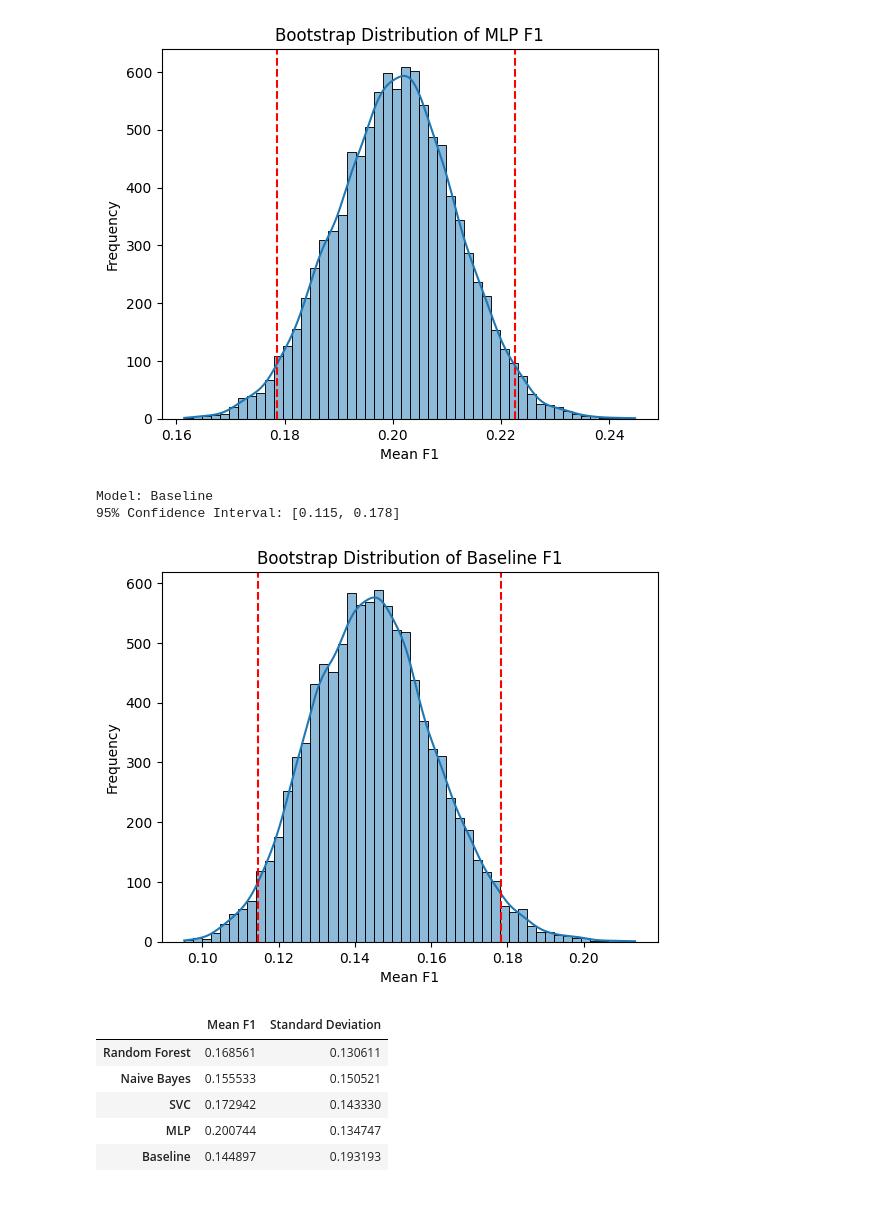
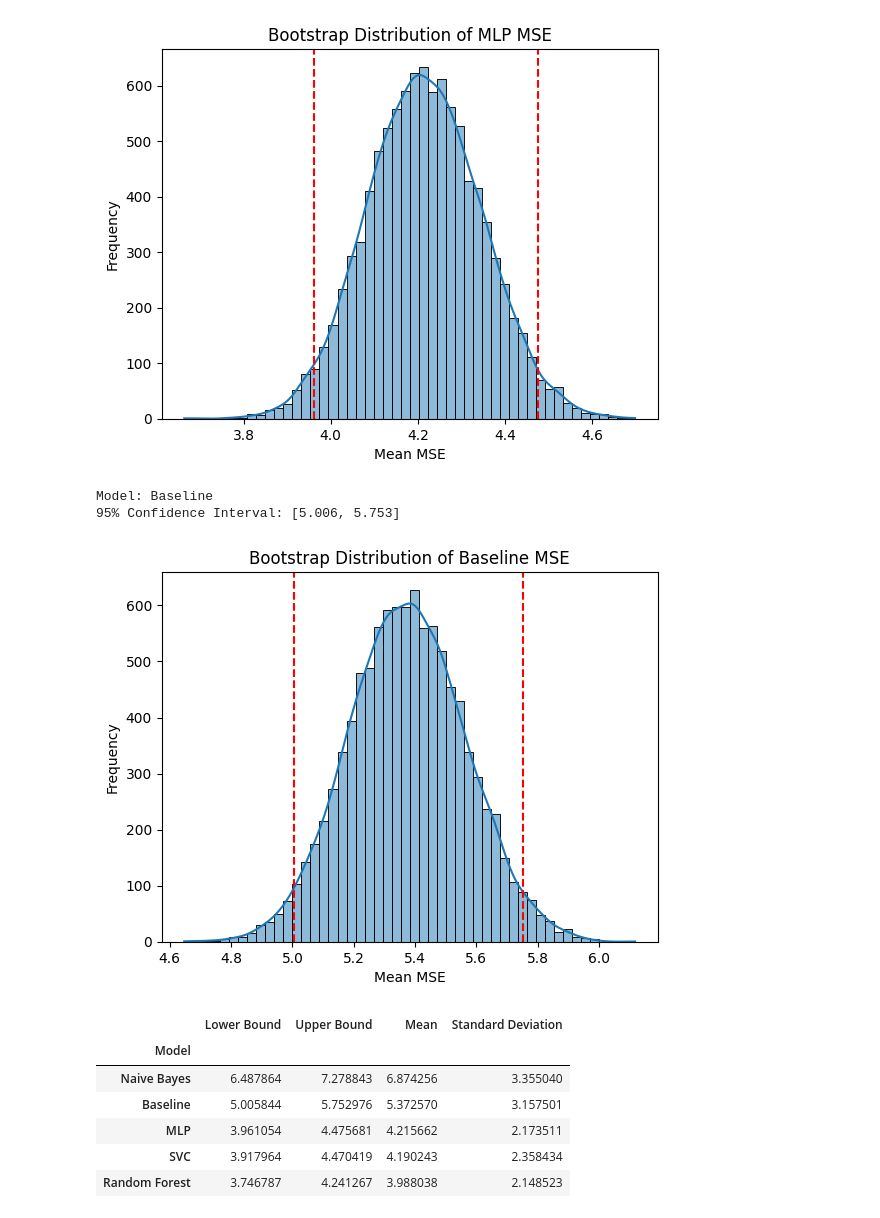
Before and after one commit to PeterVL02/02445-Individual, a Jupyter notebook: model_evaluation.ipynb, the cells around one changed output. Saved outputs shown, nothing was run; the diff lists cells and outputs as text; code cells hidden in the pictures.

```diff
--- a/model_evaluation.ipynb
+++ b/model_evaluation.ipynb
@@ -6,17 +6,20 @@ from sklearn.metrics import accuracy_score, precision_score, recall_score, f1_sc
 from resources import load_data, custom_k_fold_split, standardize_data
 from tqdm import tqdm
 
-def fit_and_evaluate_model(model, X, y, metric: str = 'f1'):
+def custom_F1_weighted(y_test, predictions):
+    return f1_score(y_test, predictions, average='weighted', zero_division=0)
+
+def custom_mean_squared_error(y_test, predictions):
+    return np.mean((y_test-predictions)**2)
+
+def fit_and_evaluate_model(model, X, y, metric: callable = custom_F1_weighted):
     metric_ = []
     for fold in custom_k_fold_split(X, y, method='individual'):
         X_train, X_test, y_train, y_test = fold
         X_train, X_test = standardize_data(X_train, X_test)
         model.fit(X_train, y_train)
         predictions = model.predict(X_test)
-        if metric == 'accuracy':
-            metric_.append(accuracy_score(y_test, predictions))
-        elif metric == 'f1':
-            metric_.append(f1_score(y_test, predictions, average='weighted', zero_division=0))
+        metric_.append(metric(y_test, predictions))
 
     return metric_
 
@@ -33,7 +36,7 @@ def no_resample():
     X, y = load_data('data/HR_data.csv')
     return [(X, y)]
 
-def bootstrap_evaluation(model, sets, metric: str = 'f1'):
+def bootstrap_evaluation(model, sets, metric: callable = custom_F1_weighted):
     bootstrap_results = {
         'metric': []
     }
@@ -55,9 +58,13 @@ from sklearn.svm import SVC
 from sklearn.naive_bayes import GaussianNB
 from sklearn.neural_network import MLPClassifier
 
-_METRIC_ = 'f1'
+# _METRIC_ = custom_F1_weighted
+# _METRIC_NAME_ = 'f1'
 
-data = custom_resample(10, 1000)
+_METRIC_ = custom_mean_squared_error
+_METRIC_NAME_ = 'MSE'
+
+data = custom_resample(20, 1000)
 
 acc = bootstrap_evaluation(RandomForestClassifier, data, metric=_METRIC_)
 nb_acc = bootstrap_evaluation(GaussianNB, data, metric=_METRIC_)
@@ -73,8 +80,8 @@ import matplotlib.pyplot as plt
 colors = sns.color_palette('Set1', n_colors=5)
 for model, metric, color in zip(models, metrics, colors):
     sns.histplot(metric, color=color, kde=True, label=model)
-    plt.title(f'{model} {_METRIC_.capitalize()} Distribution')
-    plt.savefig(f'plots/{model}_{_METRIC_}_dist.png')
+    plt.title(f'{model} {_METRIC_NAME_ } Distribution')
+    plt.savefig(f'plots/{model}_{_METRIC_NAME_}_dist.png')
     plt.show()
 
 print('Random Forest', 'Naive Bayes', 'SVC', 'MLP','Baseline')
@@ -95,11 +102,13 @@ Random Forest Naive Bayes SVC MLP Baseline
 # %%
 from scipy import stats
+
+shapiro_results = []
 
 for model, metric in zip(models, metrics):
     # QQ Plot
     plt.figure(figsize=(10, 6))
     stats.probplot(metric, dist="norm", plot=plt)
-    plt.title(f"{model} QQ Plot of {_METRIC_.capitalize()}")
+    plt.title(f"{model} QQ Plot of {_METRIC_NAME_ }")
     plt.savefig(f'plots/{model}_qqplot.png')
     plt.show()
 
@@ -113,4 +122,11 @@ for model, metric in zip(models, metrics):
         print("The data is normally distributed (fail to reject H0)")
     else:
         print("The data is not normally distributed (reject H0)")
+
+    shapiro_results.append({
+        'Model': model,
+        'Shapiro-Wilk Test p-value': shapiro_test.pvalue
+    })
+shapiro_df = pd.DataFrame(shapiro_results)
+shapiro_df
 # %% [output]
@@ -255,8 +279,8 @@ for metric, model in zip(metrics, models):
     sns.histplot(bootstrapped_accuracies, bins=50, kde=True)
     plt.axvline(lower_bound, color='red', linestyle='--')
     plt.axvline(upper_bound, color='red', linestyle='--')
-    plt.title(f'Bootstrap Distribution of {model} {_METRIC_.capitalize()}')
-    plt.xlabel(f'Mean {_METRIC_.capitalize()}')
+    plt.title(f'Bootstrap Distribution of {model} {_METRIC_NAME_ }')
+    plt.xlabel(f'Mean {_METRIC_NAME_ }')
     plt.ylabel('Frequency')
     plt.show()
 
@@ -274,7 +298,6 @@ for metric, model in zip(metrics, models):
 
 ci_df = ci_df.set_index('Model')
 
-display(df)
-ci_df
+ci_df.sort_values(by='Mean', ascending=False)
 # %% [output]
 Model: Random Forest
@@ -291,10 +314,11 @@ Model: MLP
-[figure, old version]
+[figure, new version]
 Model: Baseline
-95% Confidence Interval: [0.115, 0.178]
+95% Confidence Interval: [5.006, 5.753]
-[figure, old version]
+[figure, new version]
-|  | Mean F1 | Standard Deviation |
-| Random Forest | 0.168561 | 0.130611 |
-| Naive Bayes | 0.155533 | 0.150521 |
-| SVC | 0.172942 | 0.143330 |
-| MLP | 0.200744 | 0.134747 |
-| Baseline | 0.144897 | 0.193193 |
+|  | Lower Bound | Upper Bound | Mean | Standard Deviation |
+| Model |  |  |  |  |
+| Naive Bayes | 6.487864 | 7.278843 | 6.874256 | 3.355040 |
+| Baseline | 5.005844 | 5.752976 | 5.372570 | 3.157501 |
+| MLP | 3.961054 | 4.475681 | 4.215662 | 2.173511 |
+| SVC | 3.917964 | 4.470419 | 4.190243 | 2.358434 |
+| Random Forest | 3.746787 | 4.241267 | 3.988038 | 2.148523 |
```
Also changed, not shown: parts of 7 cells of this notebook, 22 other files.
